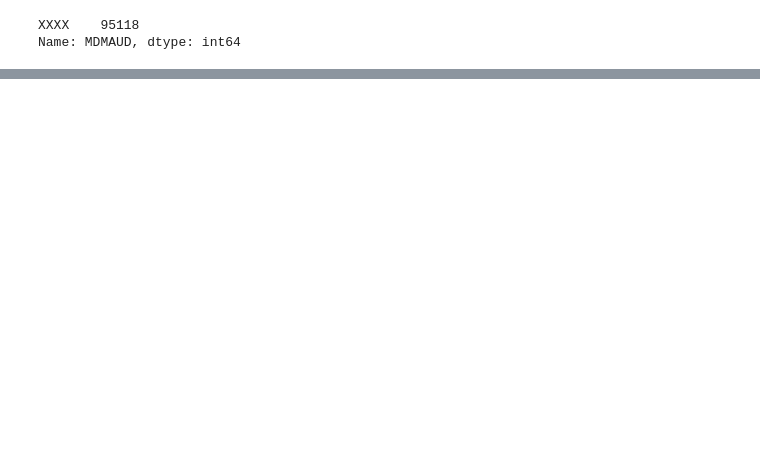
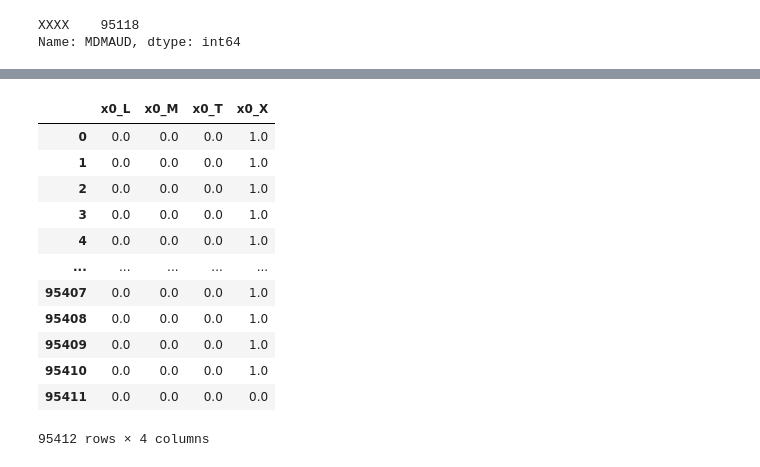
Before and after one commit to Beatriz-GFPereira/Data-Mining-Project, a Jupyter notebook: Marta_DataMining.ipynb, the cells around one changed output, grey strips where cells are left out. Drawn from its saved outputs; the diff is of its cells as text; code cells hidden in the pictures; blank space fills up the shorter version.

```diff
--- a/Marta_DataMining.ipynb
+++ b/Marta_DataMining.ipynb
@@ -560,0 +633,23 @@ Name: MDMAUD, dtype: int64
+# %%
+#encoding of variable MDMAUD_A
+df_ohc = donors.copy()
+from sklearn.preprocessing import OneHotEncoder
+ohc = OneHotEncoder(sparse=False, drop="first")
+ohc_MDMAUD_A_feat = ohc.fit_transform(df_ohc[["MDMAUD_A"]])
+ohc_MDMAUD_A_names = ohc.get_feature_names()
+ohc_MDMAUD_A = pd.DataFrame(ohc_MDMAUD_A_feat, index=df_ohc.index, columns=ohc_MDMAUD_A_names)
+ohc_MDMAUD_A
+# %% [output]
+|  | x0_L | x0_M | x0_T | x0_X |
+| 0 | 0.0 | 0.0 | 0.0 | 1.0 |
+| 1 | 0.0 | 0.0 | 0.0 | 1.0 |
+| 2 | 0.0 | 0.0 | 0.0 | 1.0 |
+| 3 | 0.0 | 0.0 | 0.0 | 1.0 |
+| 4 | 0.0 | 0.0 | 0.0 | 1.0 |
+| ... | ... | ... | ... | ... |
+| 95407 | 0.0 | 0.0 | 0.0 | 1.0 |
+| 95408 | 0.0 | 0.0 | 0.0 | 1.0 |
+| 95409 | 0.0 | 0.0 | 0.0 | 1.0 |
+| 95410 | 0.0 | 0.0 | 0.0 | 1.0 |
+| 95411 | 0.0 | 0.0 | 0.0 | 0.0 |
+95412 rows × 4 columns
```
Also changed, not shown: parts of 20 cells of this notebook.
